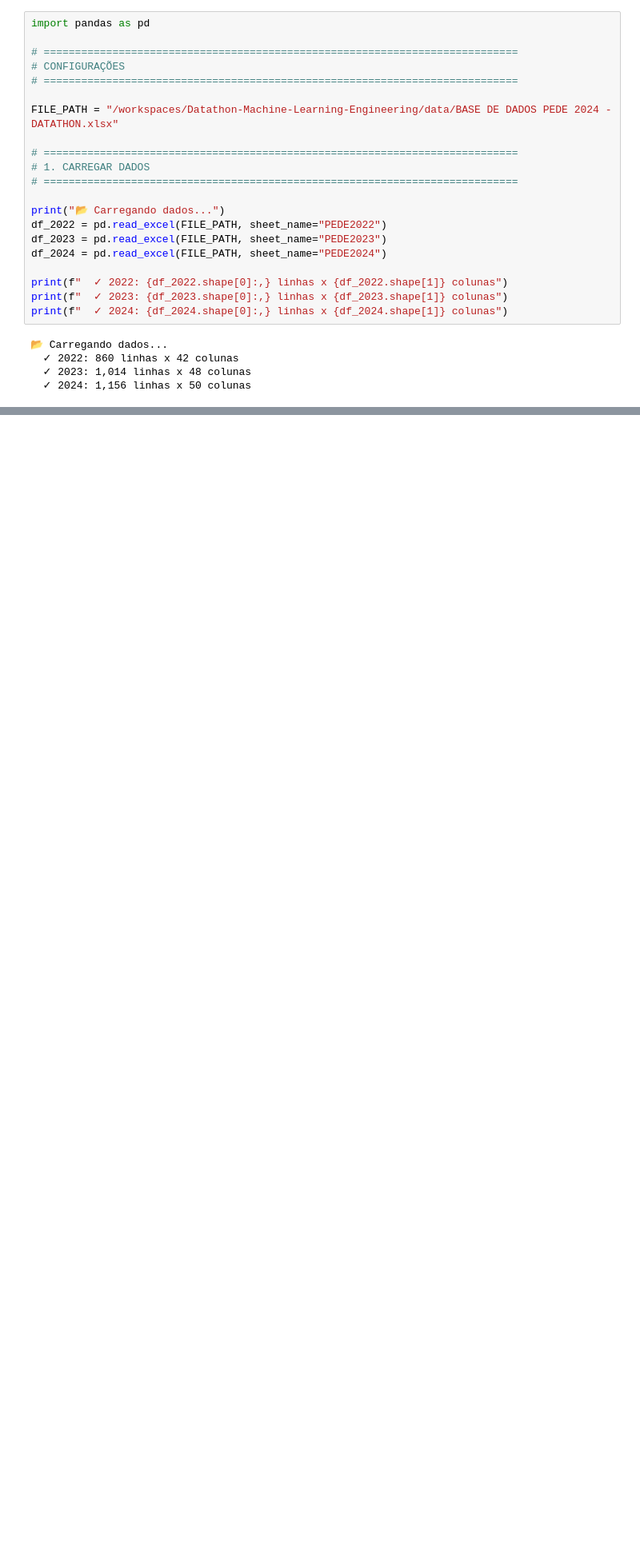
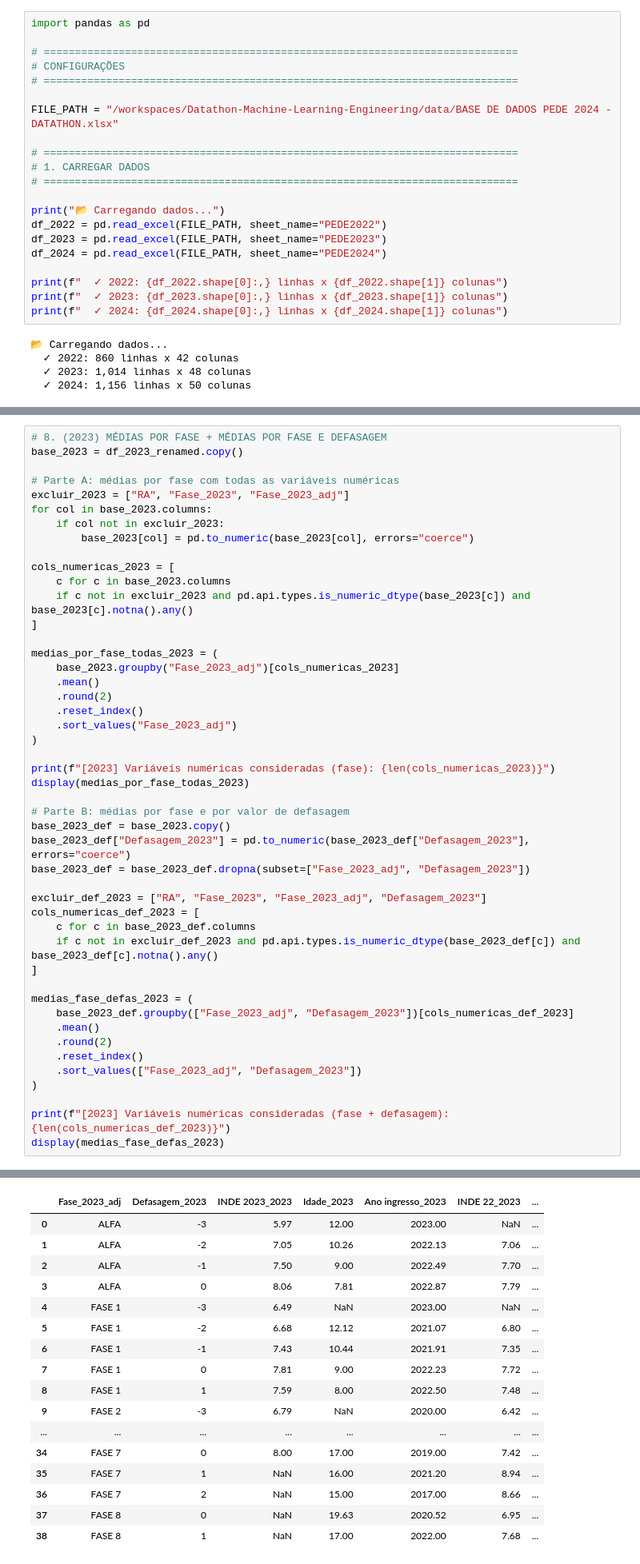
Before and after one commit to udanielsantin/Datathon-Machine-Learning-Engineering, a Jupyter notebook: data/data_modeling.ipynb, the cells around one changed output, grey strips where cells are left out. Shown at 80% size. Cells and saved outputs as stored; diff of their text form; blank space fills up the shorter version.

```diff
--- a/data/data_modeling.ipynb
+++ b/data/data_modeling.ipynb
@@ -55,0 +230,48 @@ print("  ✓ Colunas renomeadas")
+# %%
+# 8. (2023) MÉDIAS POR FASE + MÉDIAS POR FASE E DEFASAGEM
+base_2023 = df_2023_renamed.copy()
+
+# Parte A: médias por fase com todas as variáveis numéricas
+excluir_2023 = ["RA", "Fase_2023", "Fase_2023_adj"]
+for col in base_2023.columns:
+    if col not in excluir_2023:
+        base_2023[col] = pd.to_numeric(base_2023[col], errors="coerce")
+
+cols_numericas_2023 = [
+    c for c in base_2023.columns
+    if c not in excluir_2023 and pd.api.types.is_numeric_dtype(base_2023[c]) and base_2023[c].notna().any()
+]
+
+medias_por_fase_todas_2023 = (
+    base_2023.groupby("Fase_2023_adj")[cols_numericas_2023]
+    .mean()
+    .round(2)
+    .reset_index()
+    .sort_values("Fase_2023_adj")
+)
+
+print(f"[2023] Variáveis numéricas consideradas (fase): {len(cols_numericas_2023)}")
+display(medias_por_fase_todas_2023)
+
+# Parte B: médias por fase e por valor de defasagem
+base_2023_def = base_2023.copy()
+base_2023_def["Defasagem_2023"] = pd.to_numeric(base_2023_def["Defasagem_2023"], errors="coerce")
+base_2023_def = base_2023_def.dropna(subset=["Fase_2023_adj", "Defasagem_2023"])
+
+excluir_def_2023 = ["RA", "Fase_2023", "Fase_2023_adj", "Defasagem_2023"]
+cols_numericas_def_2023 = [
+    c for c in base_2023_def.columns
+    if c not in excluir_def_2023 and pd.api.types.is_numeric_dtype(base_2023_def[c]) and base_2023_def[c].notna().any()
+]
+
+medias_fase_defas_2023 = (
+    base_2023_def.groupby(["Fase_2023_adj", "Defasagem_2023"])[cols_numericas_def_2023]
+    .mean()
+    .round(2)
+    .reset_index()
+    .sort_values(["Fase_2023_adj", "Defasagem_2023"])
+)
+
+print(f"[2023] Variáveis numéricas consideradas (fase + defasagem): {len(cols_numericas_def_2023)}")
+display(medias_fase_defas_2023)
+# %% [output]
@@ -55,0 +290,17 @@ print("  ✓ Colunas renomeadas")
+|  | Fase_2023_adj | Defasagem_2023 | INDE 2023_2023 | Idade_2023 | Ano ingresso_2023 | INDE 22_2023 | ... |
+| 0 | ALFA | -3 | 5.97 | 12.00 | 2023.00 | NaN | ... |
+| 1 | ALFA | -2 | 7.05 | 10.26 | 2022.13 | 7.06 | ... |
+| 2 | ALFA | -1 | 7.50 | 9.00 | 2022.49 | 7.70 | ... |
+| 3 | ALFA | 0 | 8.06 | 7.81 | 2022.87 | 7.79 | ... |
+| 4 | FASE 1 | -3 | 6.49 | NaN | 2023.00 | NaN | ... |
+| 5 | FASE 1 | -2 | 6.68 | 12.12 | 2021.07 | 6.80 | ... |
+| 6 | FASE 1 | -1 | 7.43 | 10.44 | 2021.91 | 7.35 | ... |
+| 7 | FASE 1 | 0 | 7.81 | 9.00 | 2022.23 | 7.72 | ... |
+| 8 | FASE 1 | 1 | 7.59 | 8.00 | 2022.50 | 7.48 | ... |
+| 9 | FASE 2 | -3 | 6.79 | NaN | 2020.00 | 6.42 | ... |
+| ... | ... | ... | ... | ... | ... | ... | ... |
+| 34 | FASE 7 | 0 | 8.00 | 17.00 | 2019.00 | 7.42 | ... |
+| 35 | FASE 7 | 1 | NaN | 16.00 | 2021.20 | 8.94 | ... |
+| 36 | FASE 7 | 2 | NaN | 15.00 | 2017.00 | 8.66 | ... |
+| 37 | FASE 8 | 0 | NaN | 19.63 | 2020.52 | 6.95 | ... |
+| 38 | FASE 8 | 1 | NaN | 17.00 | 2022.00 | 7.68 | ... |
```
Also changed, not shown: parts of 15 cells of this notebook.
